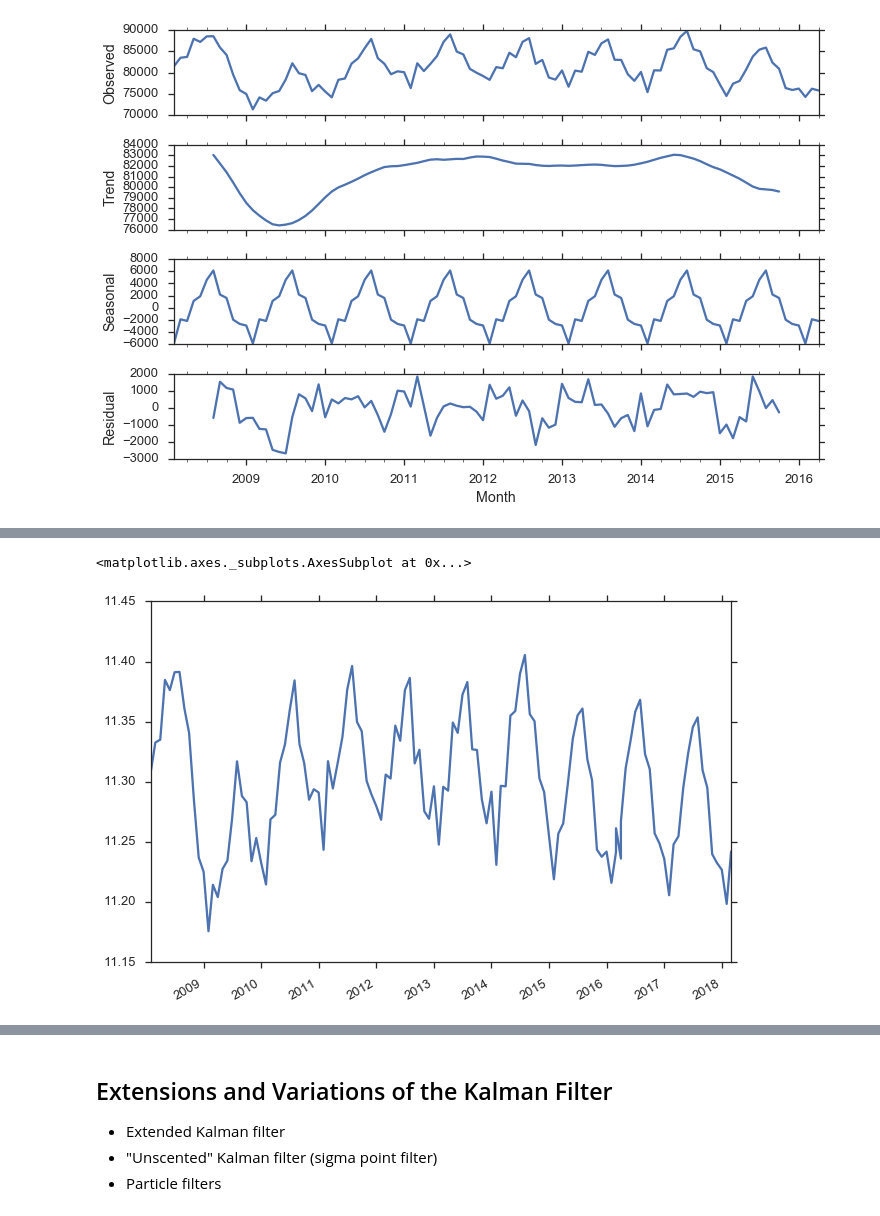
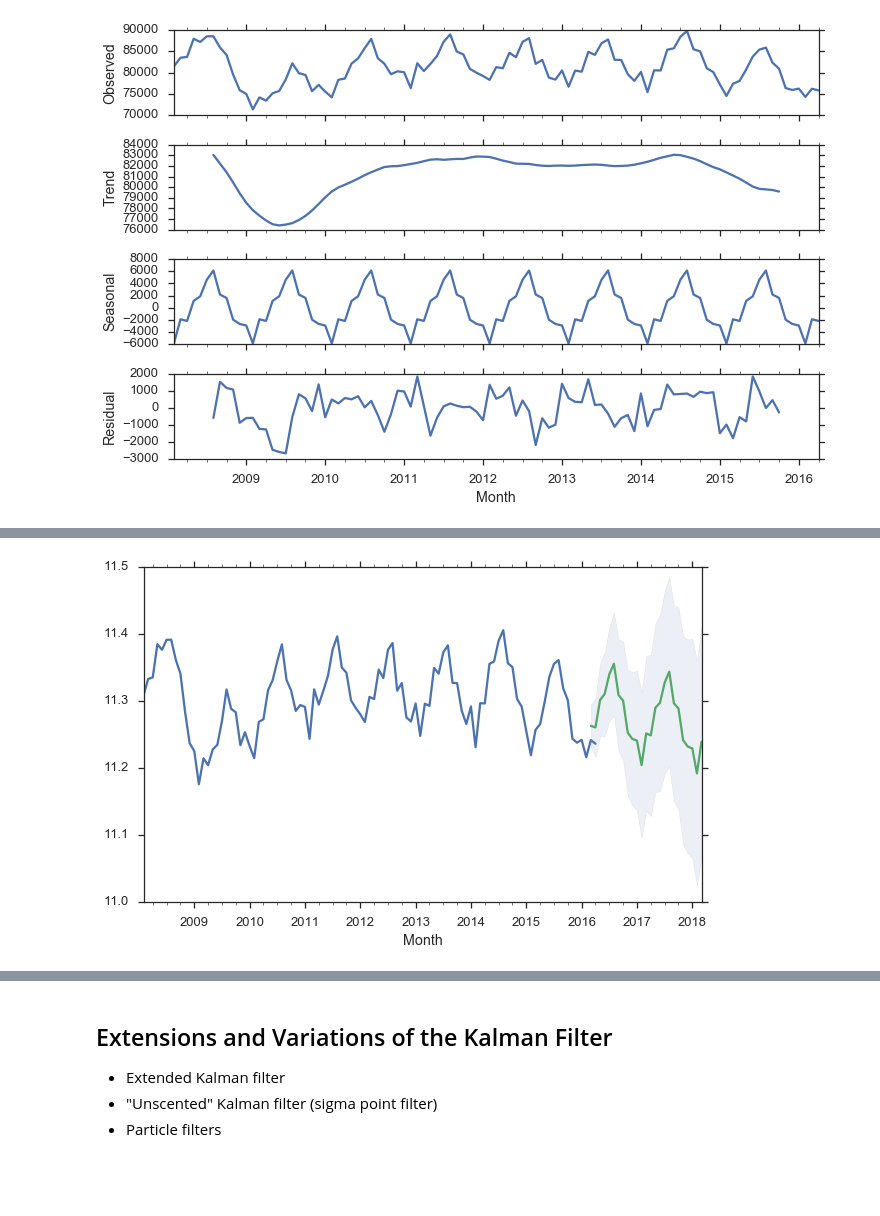
Before and after one commit to mikemull/Notebooks, a Jupyter notebook: Kalman-Slides-PyDataChicago2016.ipynb, the cells around one changed output, grey strips where cells are left out. Drawn from its saved outputs; the diff is of its cells as text; code cells hidden in the pictures; blank space fills up the shorter version.

```diff
--- a/Kalman-Slides-PyDataChicago2016.ipynb
+++ b/Kalman-Slides-PyDataChicago2016.ipynb
@@ -446,9 +526,8 @@ import statsmodels.api as sm
 # Variables
 endog = df_esales.logUsage
 exog = sm.add_constant(df_esales[['lcoal', 'lgas', 'lpetrol', 'lelec', 'DlINDPRO']])
-#exog = sm.add_constant(df_esales[['lcoal', 'lgas', 'lpetrol', 'lelec']])
 
 # Fit the model
-ar_mod = smt.statespace.SARIMAX(endog, order=(1,1,0), seasonal_order=(1,1,0,12))
+ar_mod = smt.statespace.SARIMAX(endog, order=(0,1,0), seasonal_order=(1,1,1,12))
 ar_res = ar_mod.fit()
-ar_res.summary()
+#ar_res.summary()
@@ -472,8 +534,12 @@ Statespace Model Results
 # %%
 ar_p = ar_res.get_prediction('2016-03-01', '2018-03-01', dynamic=True)
-pd.concat([df_esales.logUsage,ar_p.predicted_mean]).plot()
+
+fig, ax = plt.subplots(figsize=(10,6))
+df_esales.logUsage.plot(ax=ax)
+ar_p.predicted_mean.plot(ax=ax)
+ar_p_ci = ar_p.conf_int()
+_=ax.fill_between(ar_p_ci.index, ar_p_ci['lower logUsage'], ar_p_ci['upper logUsage'], alpha=0.1)
 # %% [output]
-<matplotlib.axes._subplots.AxesSubplot at 0x...>
-[figure, old version]
+[figure, new version]
 # %%
 # Fit the model
```
Also changed, not shown: parts of 62 cells of this notebook, 3 other files.
